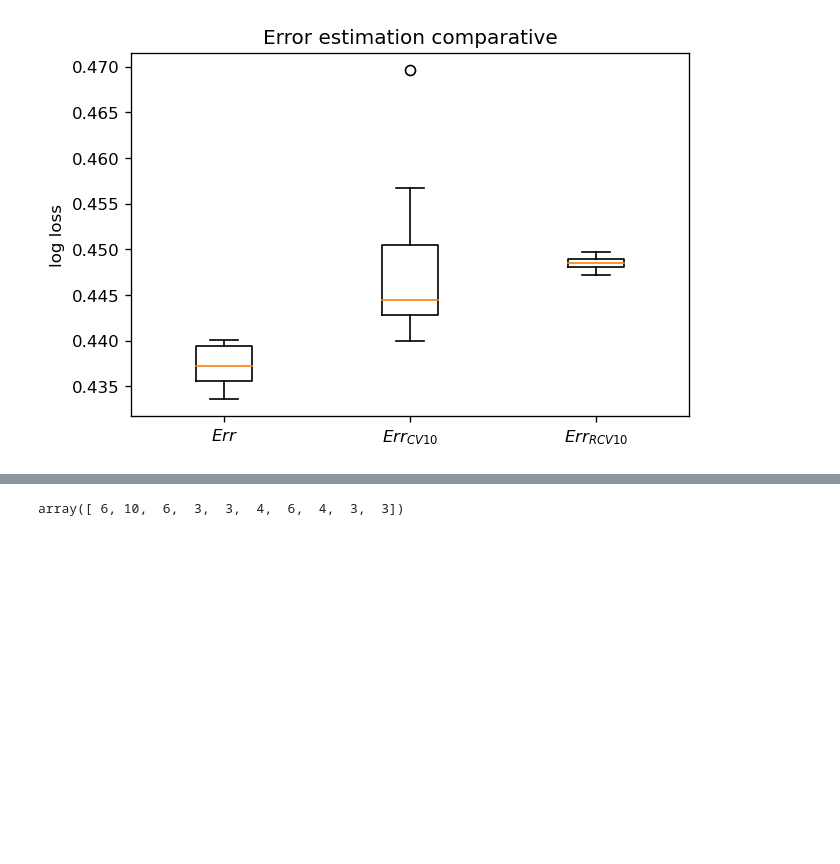
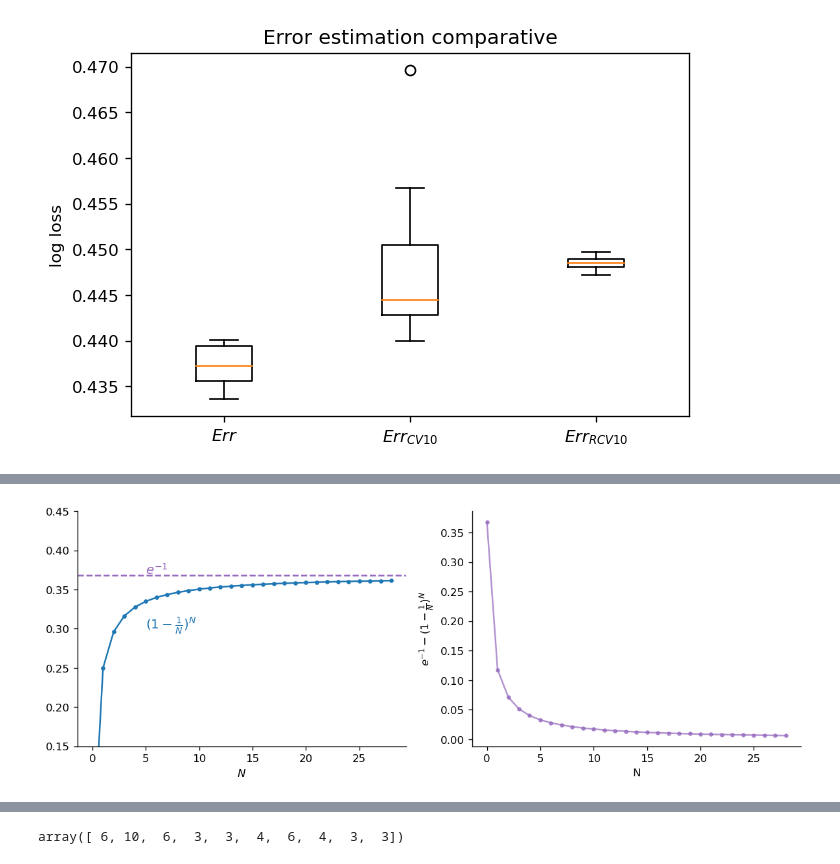
Before and after one commit to pibieta/imbalanced_learning, a Jupyter notebook: notebooks/pablo-best-benchmark-model.ipynb, the cells around one changed output, grey strips where cells are left out. Drawn from its saved outputs; the diff is of its cells as text; code cells hidden in the pictures; blank space fills up the shorter version.

```diff
--- a/notebooks/pablo-best-benchmark-model.ipynb
+++ b/notebooks/pablo-best-benchmark-model.ipynb
@@ -1029,0 +1000,19 @@ plt.show()
+# %%
+n = np.arange(1, 0.3e2, 1)
+p_boot =  (1- 1/n)**n
+f, ax = plt.subplots(1, 2, dpi = 120, figsize = (12, 4))
+ax[0].plot(p_boot, marker = '.')
+ax[0].axhline(np.exp(-1), linestyle = '--', color = 'C4')
+ax[0].annotate(r'$e^{-1}$', xy = (5, 0.37), color = 'C4', fontsize = 12)
+ax[0].annotate(r'$(1- \frac{1}{N})^{N}$', xy = (5, 0.30), color = 'C0', fontsize = 12)
+ax[0].set_xlabel(r'$N$')
+ax[0].set_ylim([0.15,0.45])
+clean_ax(ax[0])
+
+ax[1].plot(np.exp(-1) - p_boot, marker = '.', color = 'C4', alpha = 0.7)
+ax[1].set_ylabel(r'$e^{-1} - (1- \frac{1}{N})^{N}$')
+ax[1].set_xlabel('N')
+clean_ax(ax[1])
+plt.show()
+# %% [output]
+[figure, added]
```
Also changed, not shown: parts of 10 cells of this notebook.
